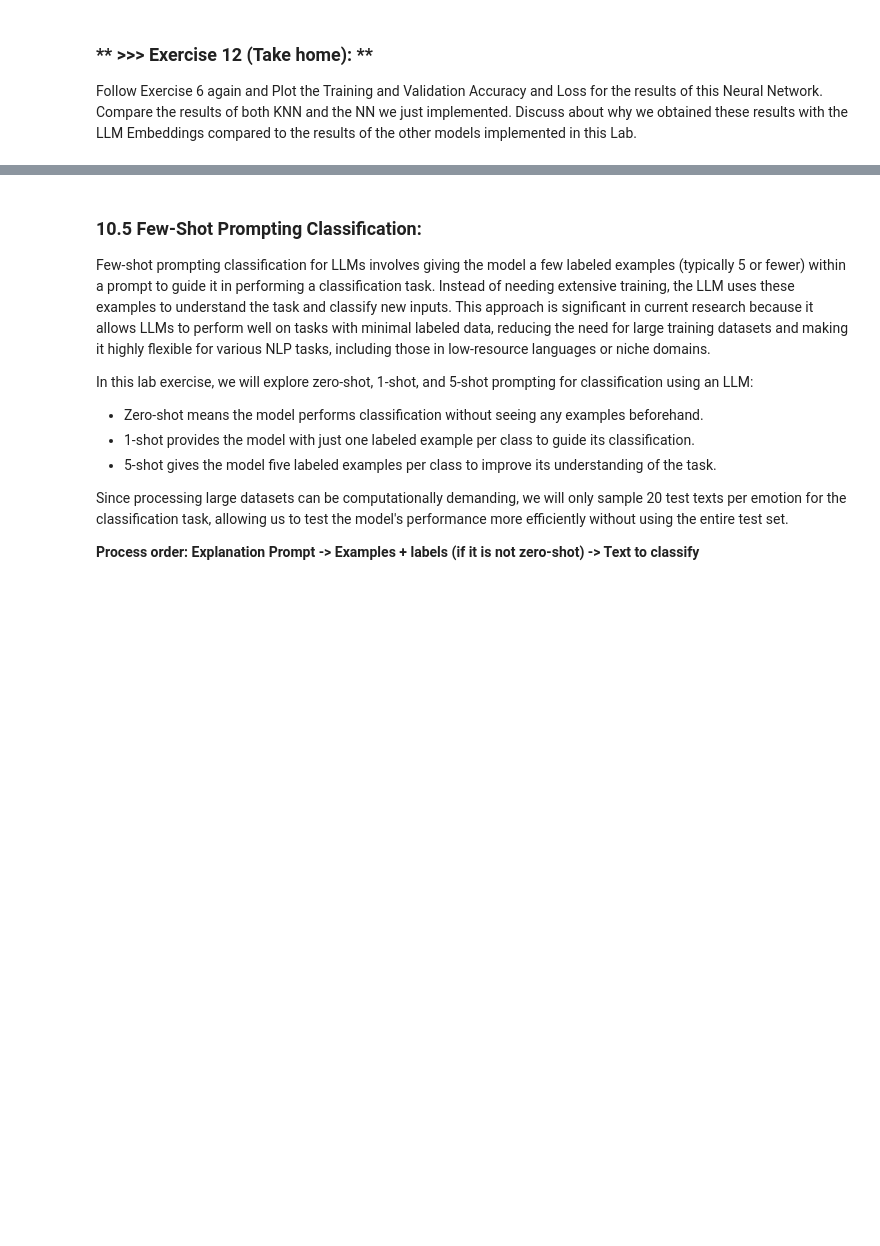
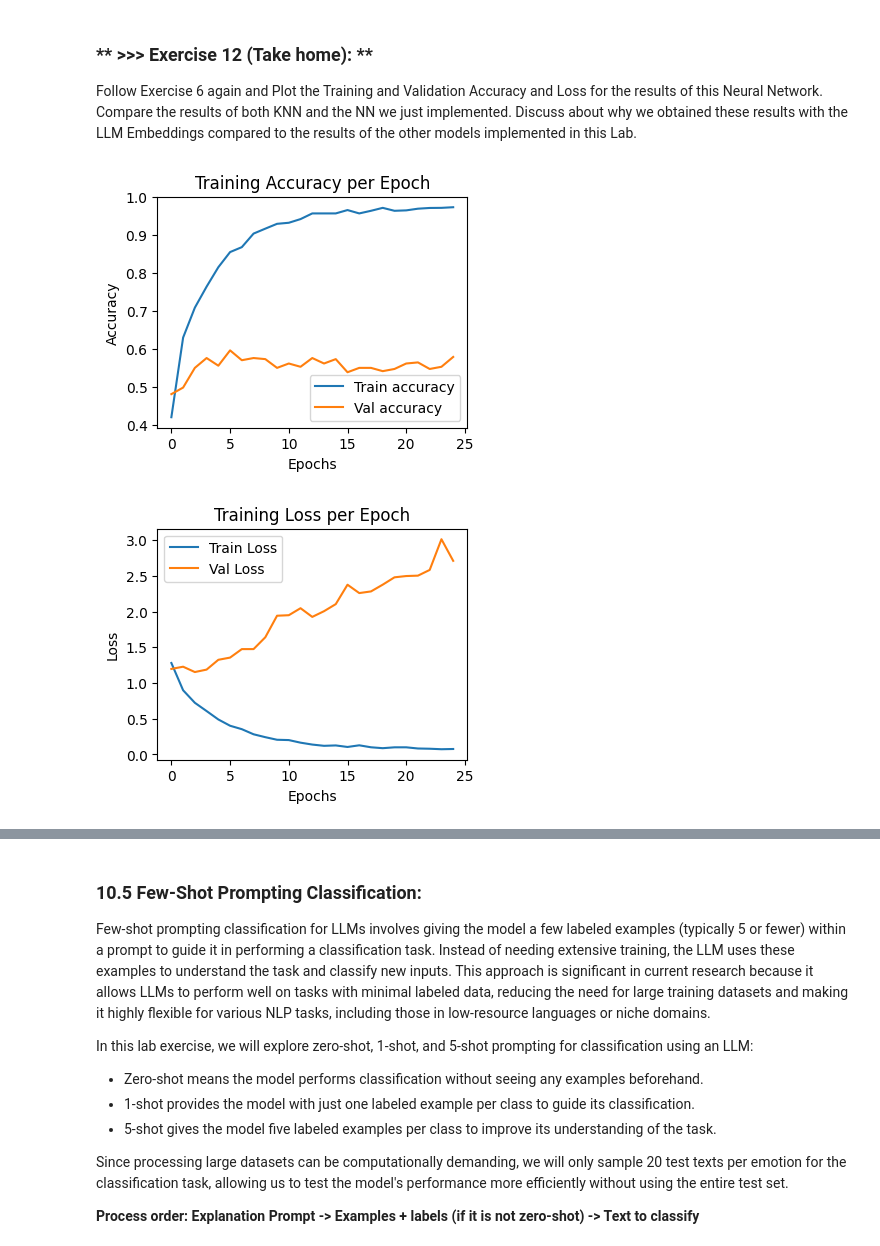
Before and after one commit to VictorKuanglhu/DM2024-Lab2-Master, a Jupyter notebook: DM2024-Lab2-Master.ipynb, the cells around one changed output, grey strips where cells are left out. Cells and saved outputs as stored; diff of their text form; code cells hidden in the pictures; blank space fills up the shorter version.

```diff
--- a/DM2024-Lab2-Master.ipynb
+++ b/DM2024-Lab2-Master.ipynb
@@ -1994,0 +2270,30 @@ Follow Exercise 6 again and Plot the Training and Validation Accuracy and Loss f
+# %%
+# Answer here
+'''
+KNN suffers from the curse of dimensionality when applied to high-dimensional data.
+  As the dimensionality increases, the distances between data points become more similar,
+  reducing the model's ability to differentiate between classes. In contrast, NN, with its
+  multi-layer structure and non-linear activation layers, can approximate any hypothesis
+  and demonstrates excellent predictive ability for high-dimensional data.
+
+In this experiment, the sentence embeddings have 3072 features. The results show that the
+performance of NN significantly surpasses that of KNN, which aligns with its capability
+to handle high-dimensional data effectively.
+'''
+
+training_log = pd.read_csv("logs/training_log_2.csv")
+
+training_log[["accuracy", "val_accuracy"]].plot(figsize=(4, 3), title="Training Accuracy per Epoch")
+plt.legend(["Train accuracy", "Val accuracy"])
+plt.xlabel("Epochs")
+plt.ylabel("Accuracy")
+plt.show()
+
+training_log[["loss", "val_loss"]].plot(figsize=(4, 3), title="Training Loss per Epoch")
+plt.legend(["Train Loss", "Val Loss"])
+plt.xlabel("Epochs")
+plt.ylabel("Loss")
+plt.show()
+# %% [output]
+[figure, added]
+[figure, added]
```
Also changed, not shown: parts of 67 cells of this notebook.
